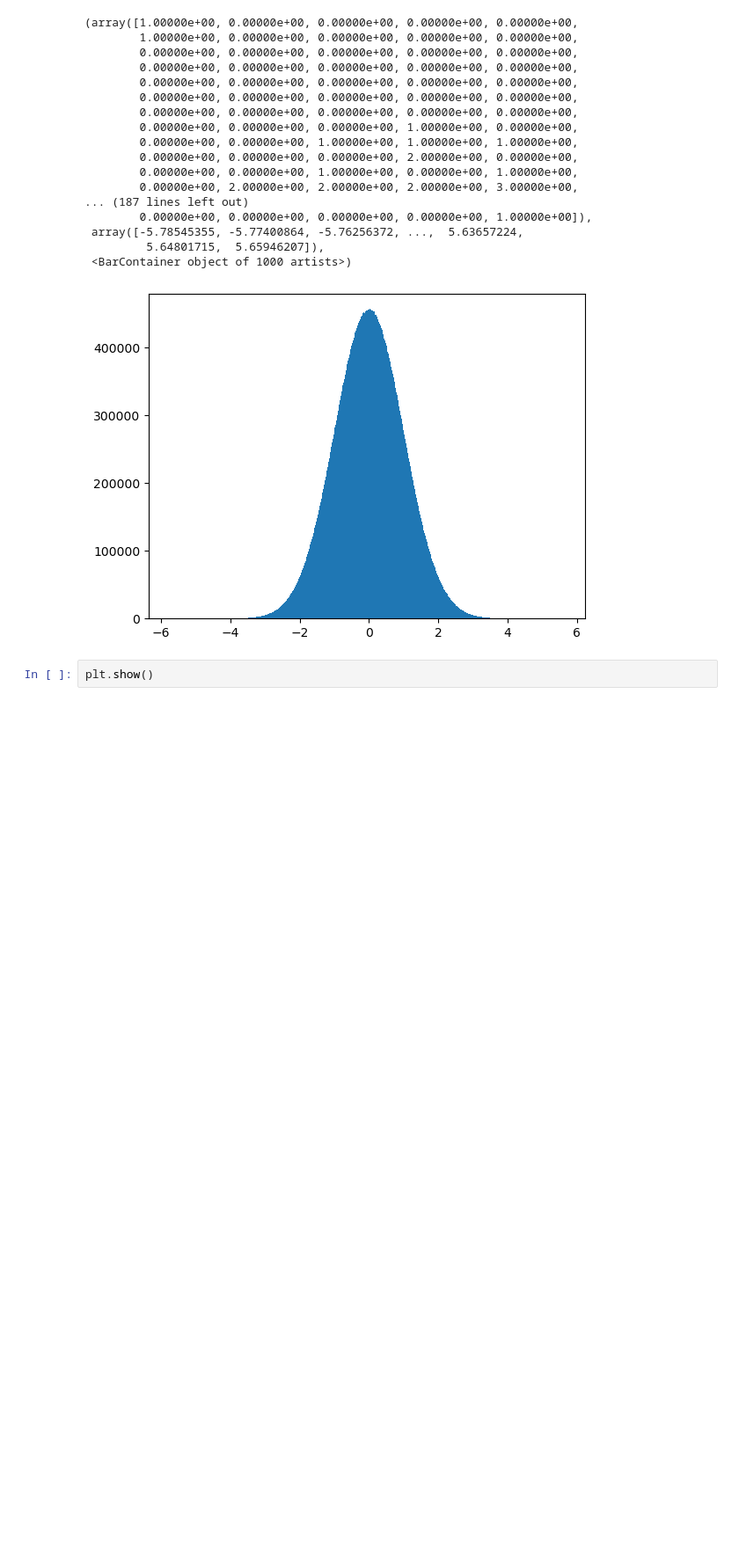
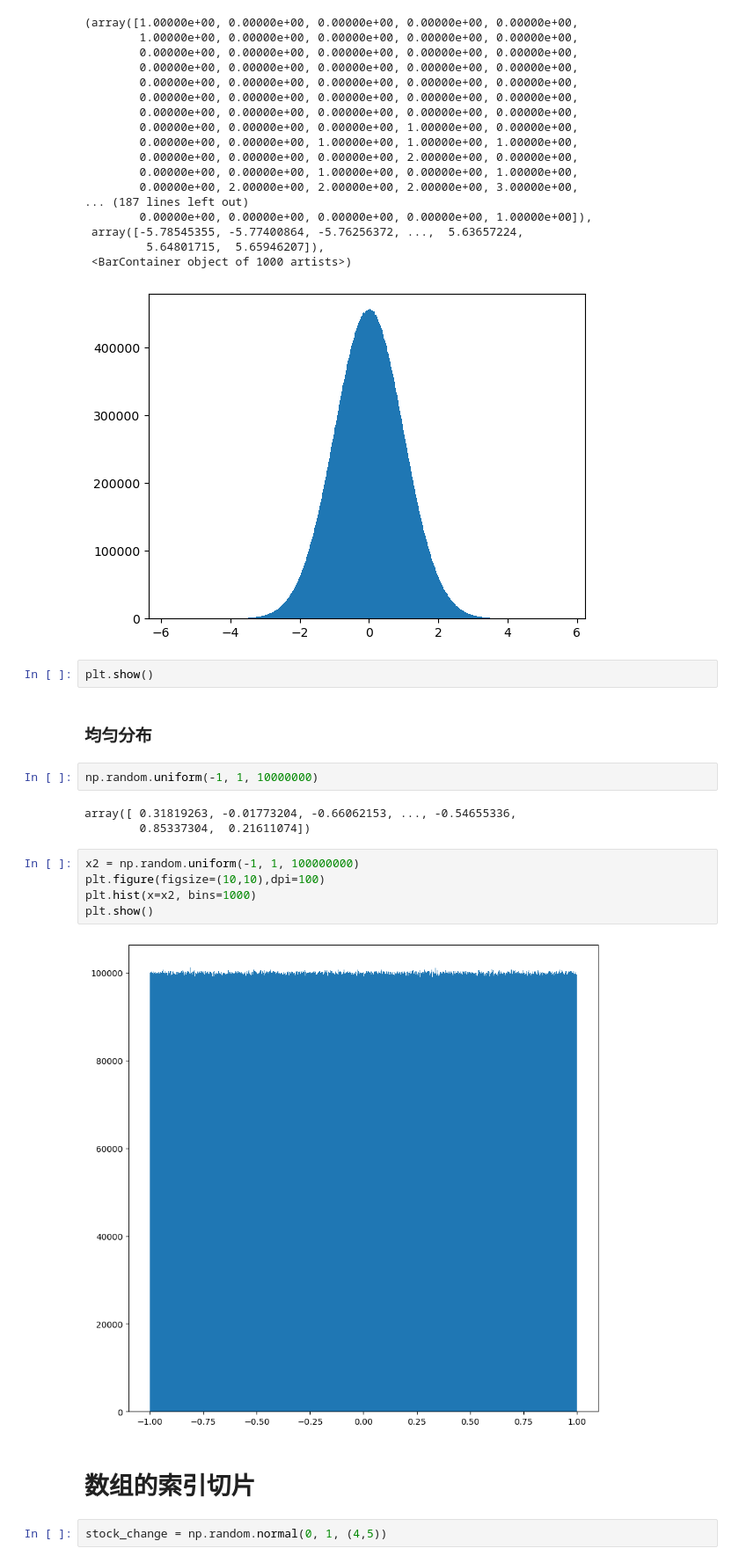
Before and after one commit to Knnab/Knnab-learn-AI, a Jupyter notebook: 数据分析/Numpy/3.3基本操作.ipynb, the cells around one changed output. Shown at 88% size. Drawn from its saved outputs; the diff is of its cells as text; blank space fills up the shorter version.

```diff
--- a/数据分析/Numpy/3.3基本操作.ipynb
+++ b/数据分析/Numpy/3.3基本操作.ipynb
@@ -97,3 +99,21 @@ plt.hist(x, 1000)
 [figure]
 # %%
 plt.show()
+# %% [markdown]
+### 均匀分布
+# %%
+np.random.uniform(-1, 1, 10000000)
+# %% [output]
+array([ 0.31819263, -0.01773204, -0.66062153, ..., -0.54655336,
+        0.85337304,  0.21611074])
+# %%
+x2 = np.random.uniform(-1, 1, 100000000)
+plt.figure(figsize=(10,10),dpi=100)
+plt.hist(x=x2, bins=1000)
+plt.show()
+# %% [output]
+[figure, added]
+# %% [markdown]
+# 数组的索引切片
+# %%
+stock_change = np.random.normal(0, 1, (4,5))
```
Also changed, not shown: parts of 15 cells of this notebook, 2 other files.
